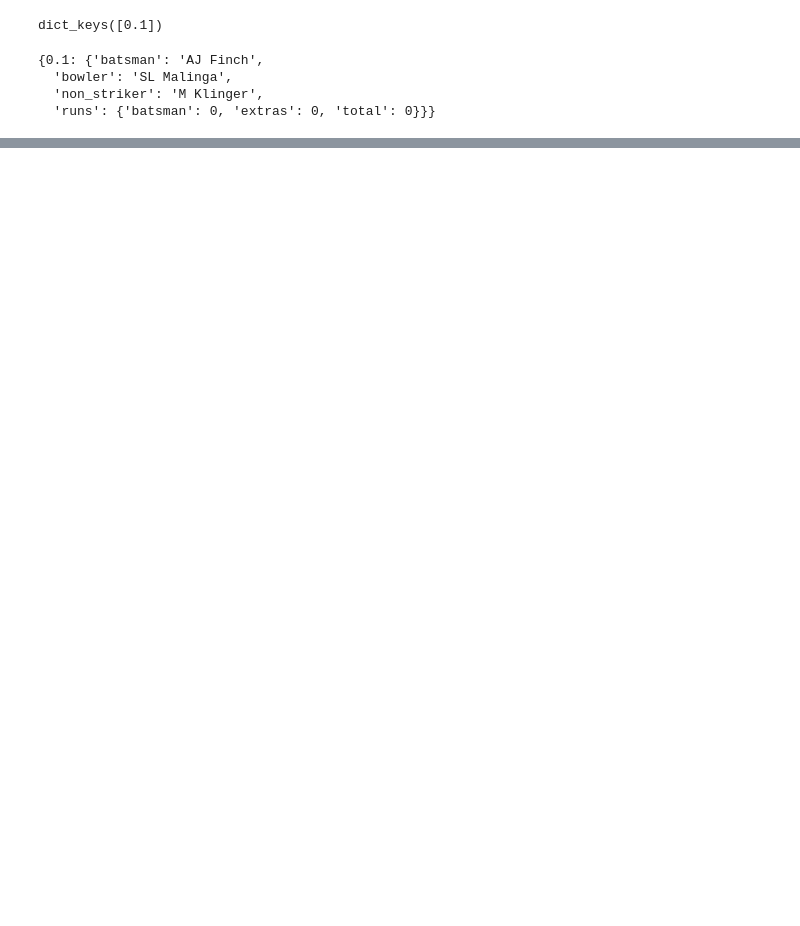
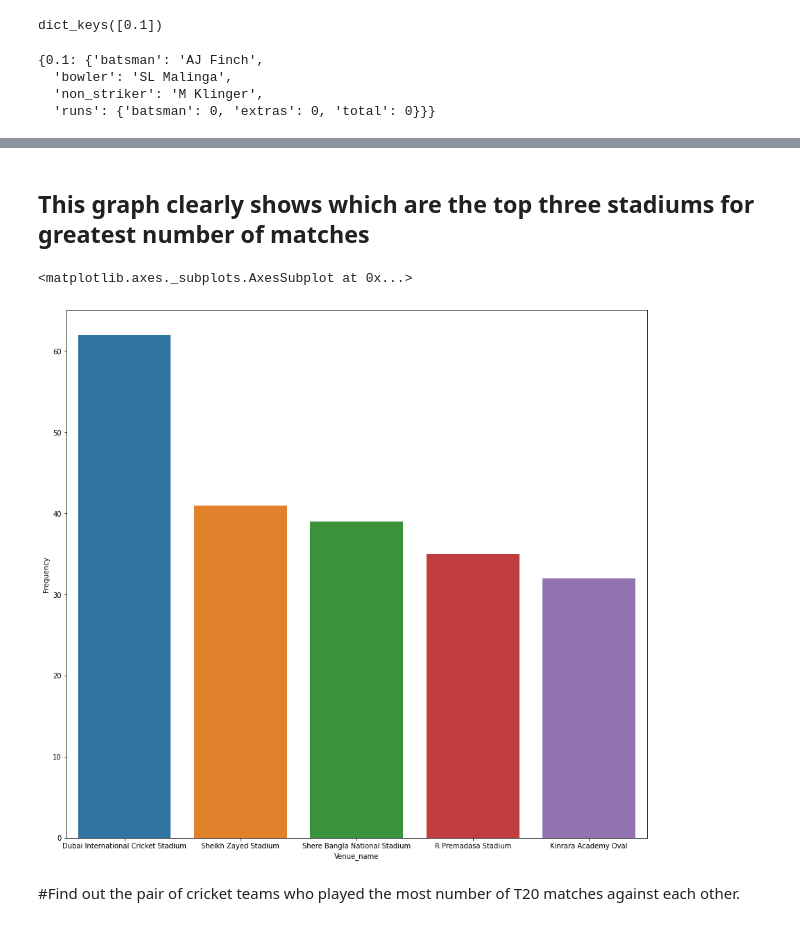
Before and after one commit to prateekk21/icc-data-analysis, a Jupyter notebook: Prateek_Arora_M1W4_Self_Project.ipynb, the cells around one changed output, grey strips where cells are left out. Saved outputs shown, nothing was run; the diff lists cells and outputs as text; code cells hidden in the pictures; blank space fills up the shorter version.

```diff
--- a/Prateek_Arora_M1W4_Self_Project.ipynb
+++ b/Prateek_Arora_M1W4_Self_Project.ipynb
@@ -285,0 +179,6 @@ get_innings_score(first_innings_deliveries)
+# %%
+venue_df = pd.DataFrame.from_dict(d, orient='index').reset_index()
+# %%
+venue_df.rename(columns = {'index': 'Venue_name', 0:'Frequency'}, inplace=True)
+# %%
+v = venue_df.sort_values(by='Frequency', ascending = False).reset_index()
@@ -285,0 +187,2 @@ get_innings_score(first_innings_deliveries)
+# %%
+venue_df_1 = v.head()
@@ -285,0 +198,12 @@ get_innings_score(first_innings_deliveries)
+# %% [markdown]
+## This graph clearly shows which are the top three stadiums for greatest number of matches
+# %%
+# Top 3 venues which hosted greatest number of matches are
+fig_dims = (15, 14)
+fig, ax = plt.subplots(figsize=fig_dims)
+sns.barplot(data=venue_df_1, x='Venue_name', y='Frequency', ax=ax)
+# %% [output]
+<matplotlib.axes._subplots.AxesSubplot at 0x...>
+[figure, added]
+# %% [markdown]
+#Find out the pair of cricket teams who played the most number of T20 matches against each other.
```
Also changed, not shown: parts of 77 cells of this notebook.
